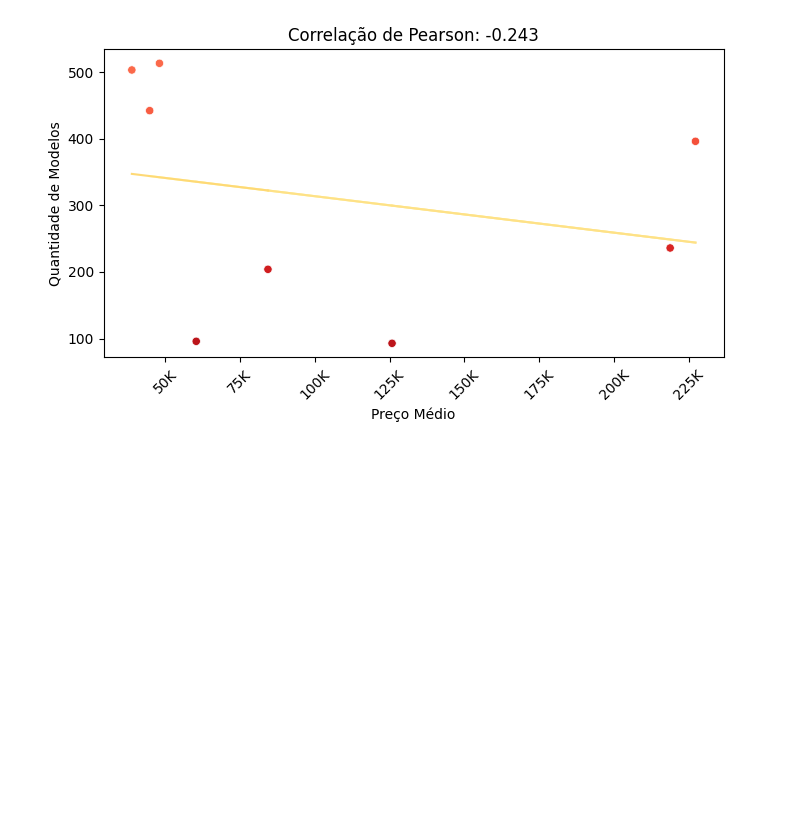
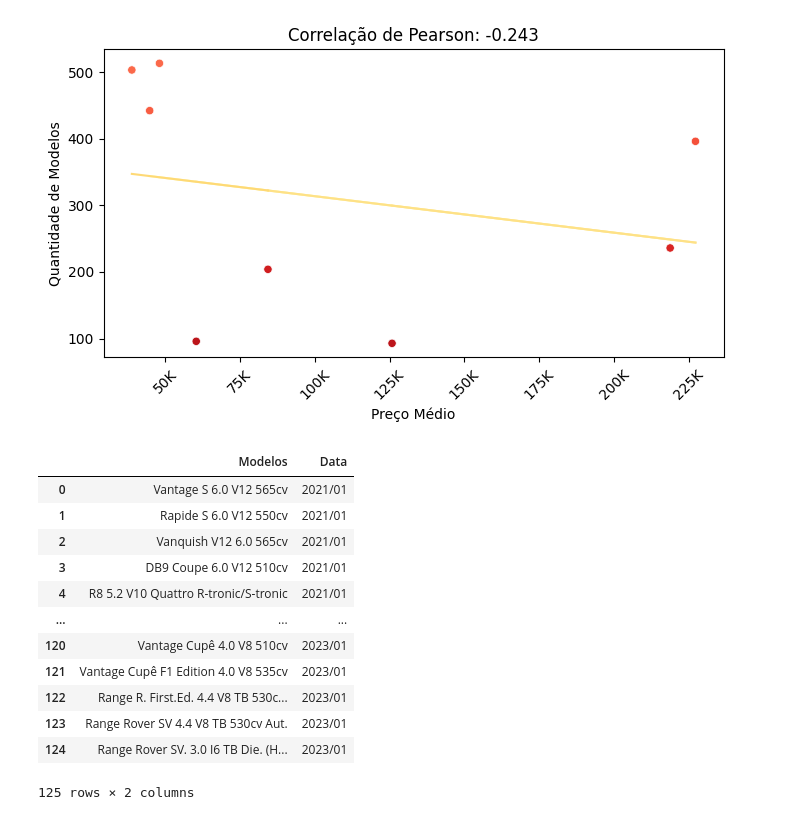
Before and after one commit to GvFreitas1/ListasdeExercicios-CursodePython2022, a Jupyter notebook: Projeto Final - Grupo 4/Análise de Dados - Preco dos Carros BR.ipynb, the cells around one changed output. Cells and saved outputs as stored; diff of their text form; code cells hidden in the pictures; blank space fills up the shorter version.

```diff
--- a/Projeto Final - Grupo 4/Análise de Dados - Preco dos Carros BR.ipynb
+++ b/Projeto Final - Grupo 4/Análise de Dados - Preco dos Carros BR.ipynb
@@ -406,35 +411,60 @@ plt.show()
 # %% [output]
 [figure]
 # %%
-def caro(data):
-    c = df[df['date']==data].sort_values(by='avg_price_brl', ascending=False) # dataframe do preço maior para o menor
+datas = ['2021/01', '2021/02', '2021/03', '2021/04', '2021/05', '2021/06', '2021/07', '2021/08', '2021/09', '2021/10',
+          '2021/11', '2021/12', '2022/01', '2022/02', '2022/03', '2022/04', '2022/05', '2022/06', '2022/07', '2022/08', '2022/09', '2022/10',
+          '2022/11', '2022/12', '2023/01']
+
+caro = []
+for i in datas:
+    c = df[df['date']==i].sort_values(by='avg_price_brl', ascending=False) # dataframe do preço maior para o menor
     a = 0
     z = 5
-    caro = []
     while a < z:
-        x = c['brand'].iloc[a]
         y = c['model'].iloc[a]
 
-        if [x,y] in caro: # se o modelo se repetir um laço roda mais uma vez
+        if y in caro: # se o modelo se repetir o laço roda mais uma vez
             z = z + 1
         else:
-            caro.append([x,y])
+            caro.append(y)
         a = a + 1
-    return caro
 
-def barato(data):
-    b = df[df['date']==data].sort_values(by='avg_price_brl', ascending=True) # dataframe do preço menor para o maior
+barato = []
+for j in datas:
+    b = df[df['date']==j].sort_values(by='avg_price_brl', ascending=True) # dataframe do preço menor para o maior
     a = 0
     z = 5
-    barato = []
     while a < z:
-
-        x = b['brand'].iloc[a]
         y = b['model'].iloc[a]
 
-        if [x,y] in barato: # se o modelo se repetir um laço roda mais uma vez
+        if y in barato: # se o modelo se repetir o laço roda mais uma vez
             z = z + 1
         else:
-            barato.append([x,y])
+            barato.append(y)
         a = a + 1
-    return barato
+
+dfc = df[df['model'].isin(caro)]
+df_caro = pd.DataFrame()
+df_caro['Modelos'] = dfc['model'].unique()
+df_caro['Data'] = sorted((datas*5), key=str.lower)
+
+dfb = df[df['model'].isin(barato)]
+df_barato = pd.DataFrame()
+df_barato['Modelos'] = dfb['model'].unique()
+df_barato['Data'] = sorted((datas*5), key=str.lower)
+# %%
+df_caro
+# %% [output]
+|  | Modelos | Data |
+| 0 | Vantage S 6.0 V12 565cv | 2021/01 |
+| 1 | Rapide S 6.0 V12 550cv | 2021/01 |
+| 2 | Vanquish V12 6.0 565cv | 2021/01 |
+| 3 | DB9 Coupe 6.0 V12 510cv | 2021/01 |
+| 4 | R8 5.2 V10 Quattro R-tronic/S-tronic | 2021/01 |
+| ... | ... | ... |
+| 120 | Vantage Cupê 4.0 V8 510cv | 2023/01 |
+| 121 | Vantage Cupê F1 Edition 4.0 V8 535cv | 2023/01 |
+| 122 | Range R. First.Ed. 4.4 V8 TB 530c... | 2023/01 |
+| 123 | Range Rover SV 4.4 V8 TB 530cv Aut. | 2023/01 |
+| 124 | Range Rover SV. 3.0 I6 TB Die. (H... | 2023/01 |
+125 rows × 2 columns
```
Also changed, not shown: parts of 3 cells of this notebook.
